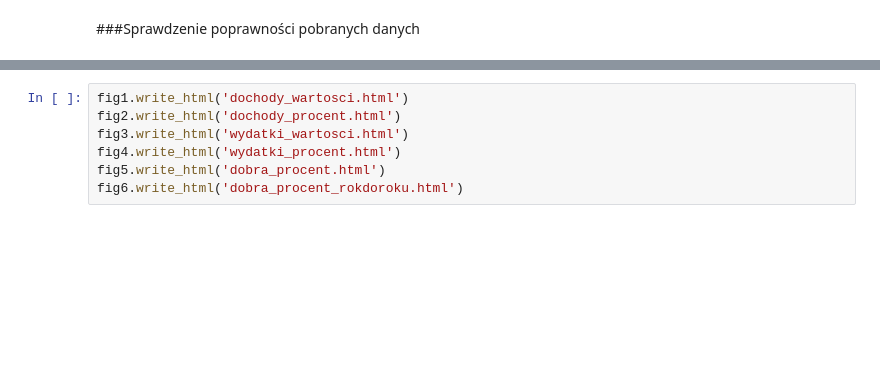
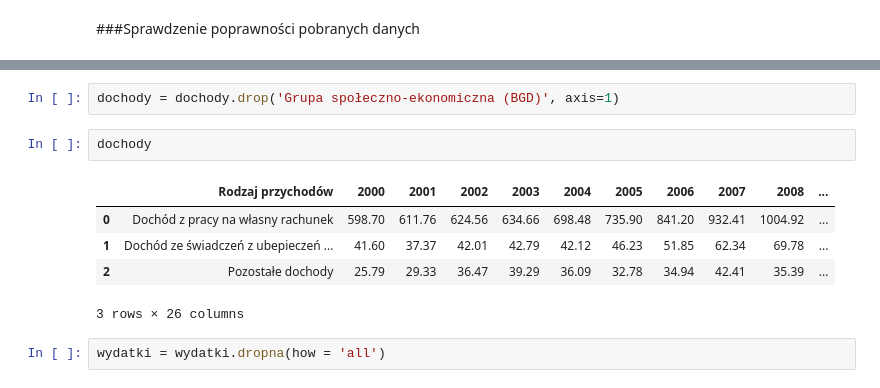
Before and after one commit to adr-lipkiev/EK-symulacja, a Jupyter notebook: EK_symulacja.ipynb, the cells around one changed output, grey strips where cells are left out. Cells and saved outputs as stored; diff of their text form; blank space fills up the shorter version.

```diff
--- a/EK_symulacja.ipynb
+++ b/EK_symulacja.ipynb
@@ -360,7 +22,12 @@ fig6.show()
-# %%
-fig1.write_html('dochody_wartosci.html')
-fig2.write_html('dochody_procent.html')
-fig3.write_html('wydatki_wartosci.html')
-fig4.write_html('wydatki_procent.html')
-fig5.write_html('dobra_procent.html')
-fig6.write_html('dobra_procent_rokdoroku.html')
+# %%
+dochody = dochody.drop('Grupa społeczno-ekonomiczna (BGD)', axis=1)
+# %%
+dochody
+# %% [output]
+|  | Rodzaj przychodów | 2000 | 2001 | 2002 | 2003 | 2004 | 2005 | 2006 | 2007 | 2008 | ... |
+| 0 | Dochód z pracy na własny rachunek | 598.70 | 611.76 | 624.56 | 634.66 | 698.48 | 735.90 | 841.20 | 932.41 | 1004.92 | ... |
+| 1 | Dochód ze świadczeń z ubepieczeń ... | 41.60 | 37.37 | 42.01 | 42.79 | 42.12 | 46.23 | 51.85 | 62.34 | 69.78 | ... |
+| 2 | Pozostałe dochody | 25.79 | 29.33 | 36.47 | 39.29 | 36.09 | 32.78 | 34.94 | 42.41 | 35.39 | ... |
+3 rows × 26 columns
+# %%
+wydatki = wydatki.dropna(how = 'all')
```
Also changed, not shown: parts of 50 cells of this notebook.
